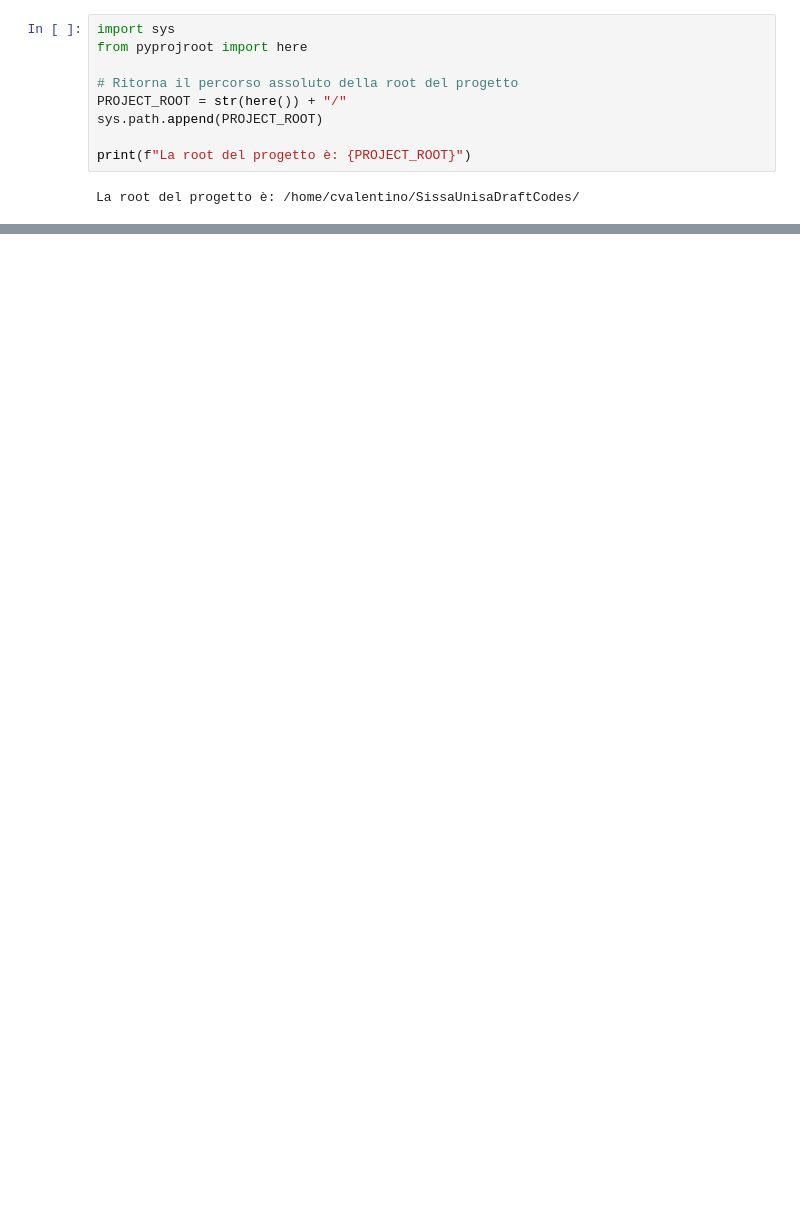
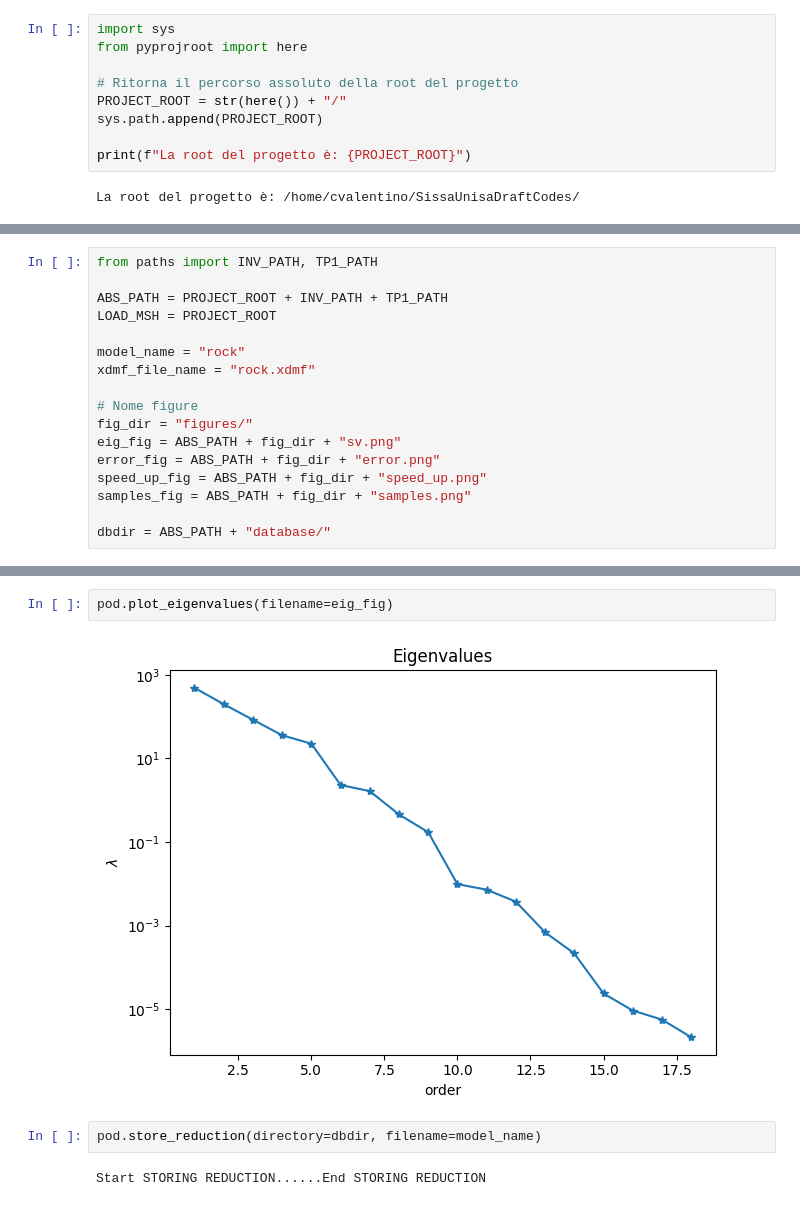
Before and after one commit to valc89/PhysicsInformedCulturalHeritage, a Jupyter notebook: inverse/tp1/01_OfflineStage.ipynb, the cells around one changed output, grey strips where cells are left out. Saved outputs shown, nothing was run; the diff lists cells and outputs as text; blank space fills up the shorter version.

```diff
--- a/inverse/tp1/01_OfflineStage.ipynb
+++ b/inverse/tp1/01_OfflineStage.ipynb
@@ -19,3 +12,20 @@ msh_file_name = "rock.msh"
+# %%
+from paths import INV_PATH, TP1_PATH
+
+ABS_PATH = PROJECT_ROOT + INV_PATH + TP1_PATH
+LOAD_MSH = PROJECT_ROOT
+
+model_name = "rock"
+xdmf_file_name = "rock.xdmf"
+
+# Nome figure
+fig_dir = "figures/"
+eig_fig = ABS_PATH + fig_dir + "sv.png"
+error_fig = ABS_PATH + fig_dir + "error.png"
+speed_up_fig = ABS_PATH + fig_dir + "speed_up.png"
+samples_fig = ABS_PATH + fig_dir + "samples.png"
+
+dbdir = ABS_PATH + "database/"
 # %%
 import fenics as fe
 
@@ -26,0 +92,8 @@ from fem_problems.invTP1.rbnics_pod_temp import PoissonPOD
+# %%
+pod.plot_eigenvalues(filename=eig_fig)
+# %% [output]
+[figure, added]
+# %%
+pod.store_reduction(directory=dbdir, filename=model_name)
+# %% [output]
+Start STORING REDUCTION......End STORING REDUCTION
```
Also changed, not shown: parts of 17 cells of this notebook, 29 other files.
